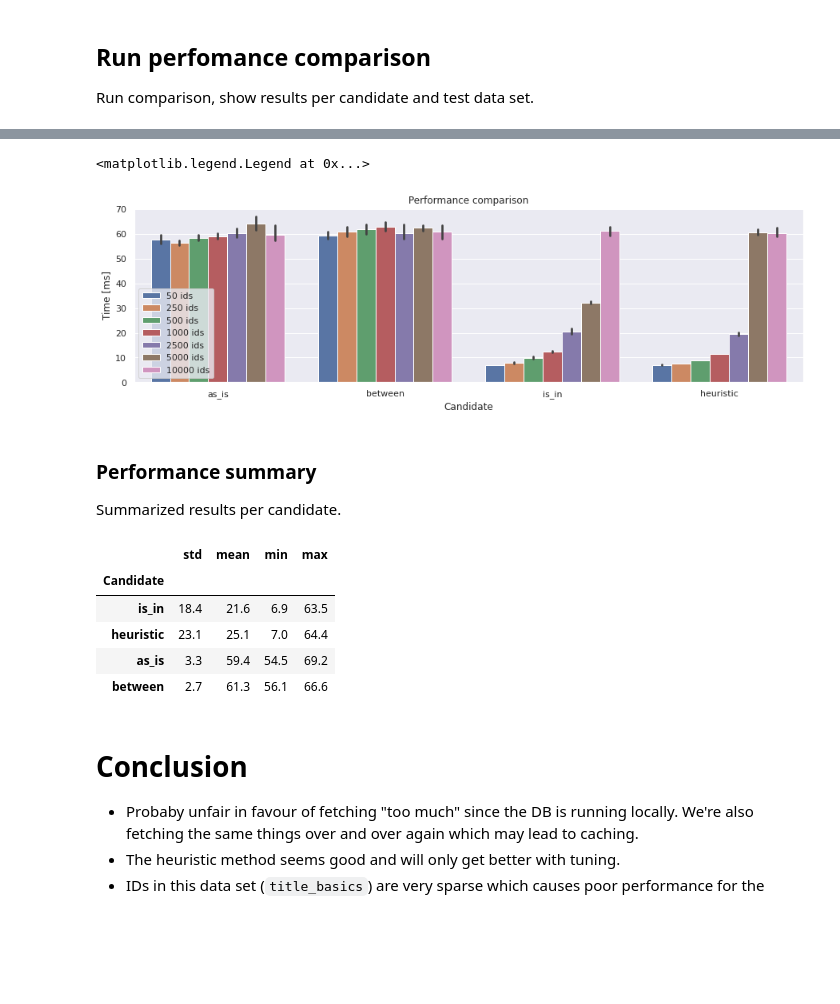
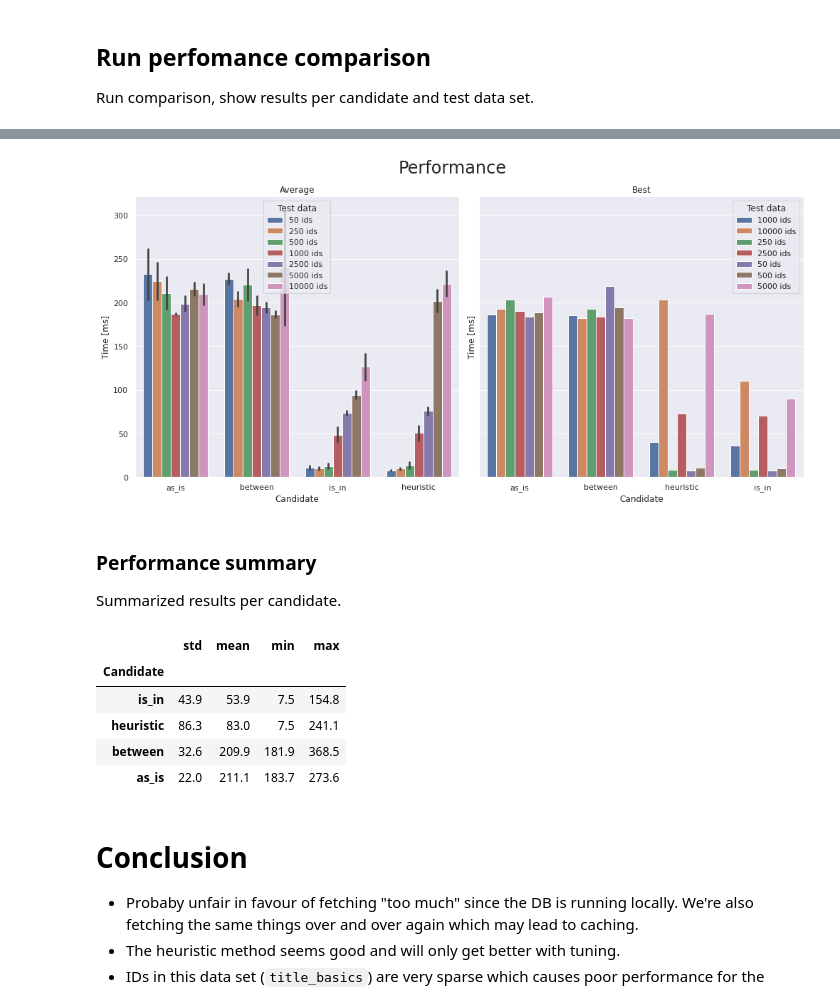
Before and after one commit to rsundqvist/rics, a Jupyter notebook: jupyterlab/demo/in-vs-between/In-vs-Between.ipynb, the cells around one changed output, grey strips where cells are left out. Saved outputs shown, nothing was run; the diff lists cells and outputs as text; code cells hidden in the pictures; blank space fills up the shorter version.

Commit message:
Add best view to performance testing figures

```diff
--- a/jupyterlab/demo/in-vs-between/In-vs-Between.ipynb
+++ b/jupyterlab/demo/in-vs-between/In-vs-Between.ipynb
@@ -21,6 +21,6 @@ What's faster at various counts of requests IDs?
 # %%
 import sqlalchemy
 
-engine = sqlalchemy.create_engine("postgresql://postgres:your_password@localhost:5432/imdb")
+engine = sqlalchemy.create_engine("postgresql+pg8000://postgres:your_password@localhost:5432/imdb")
 # %% [markdown]
 ## Define candidates
@@ -67,14 +51,10 @@ for cand in candidates:
 ## Run perfomance comparison
 Run comparison, show results per candidate and test data set.
 # %%
-from rics.utility.perf import run_multivariate_test, format_perf_counter
+from rics.performance import run_multivariate_test, format_perf_counter
 import seaborn as sns
 import matplotlib.pyplot as plt
 
 sns.set_theme("notebook")
-fig, ax = plt.subplots(figsize=(15, 4))
-ax.set_title("Performance comparison")
-
-data = run_multivariate_test(candidates, test_data, time_per_candidate=30, ax=ax)
-plt.legend(loc="lower left")
+data = run_multivariate_test(candidates, test_data, time_per_candidate=3)
 # %% [output]
@@ -86,5 +66,4 @@ plt.legend(loc="lower left")
-<matplotlib.legend.Legend at 0x...>
-[figure, old version]
+[figure, new version]
 # %% [markdown]
 ### Performance summary
 Summarized results per candidate.
@@ -93,10 +72,10 @@ data.groupby("Candidate")["Time [ms]"].agg(["std", "mean", "min", "max"]).sort_v
 # %% [output]
 |  | std | mean | min | max |
 | Candidate |  |  |  |  |
-| is_in | 18.4 | 21.6 | 6.9 | 63.5 |
-| heuristic | 23.1 | 25.1 | 7.0 | 64.4 |
-| as_is | 3.3 | 59.4 | 54.5 | 69.2 |
-| between | 2.7 | 61.3 | 56.1 | 66.6 |
+| is_in | 43.9 | 53.9 | 7.5 | 154.8 |
+| heuristic | 86.3 | 83.0 | 7.5 | 241.1 |
+| between | 32.6 | 209.9 | 181.9 | 368.5 |
+| as_is | 22.0 | 211.1 | 183.7 | 273.6 |
 # %% [markdown]
 # Conclusion
 * Probaby unfair in favour of fetching "too much" since the DB is running locally. We're also fetching the same things over and over again which may lead to caching.
```
Also changed, not shown: parts of 10 cells of this notebook, 3 other files.
